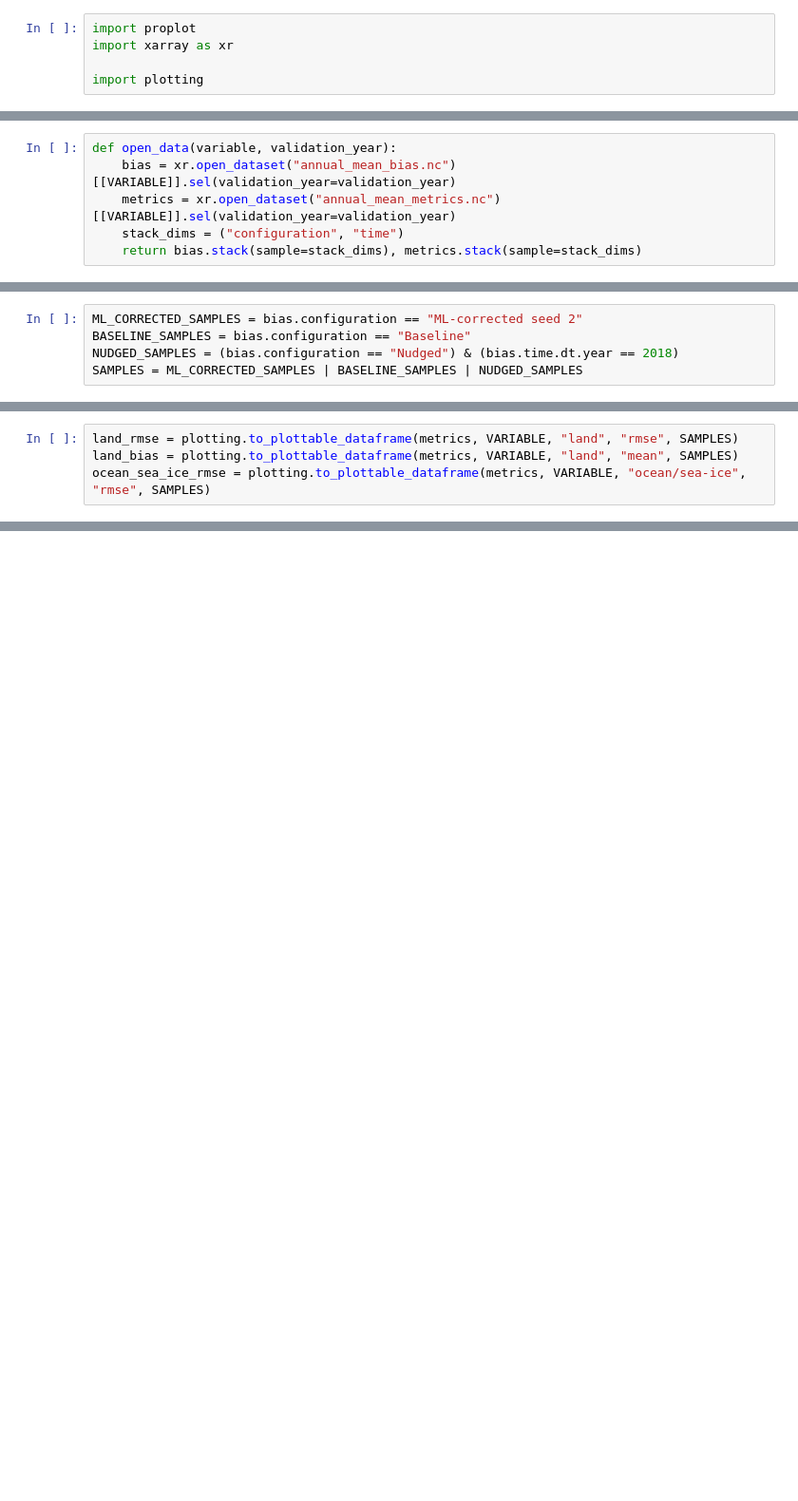
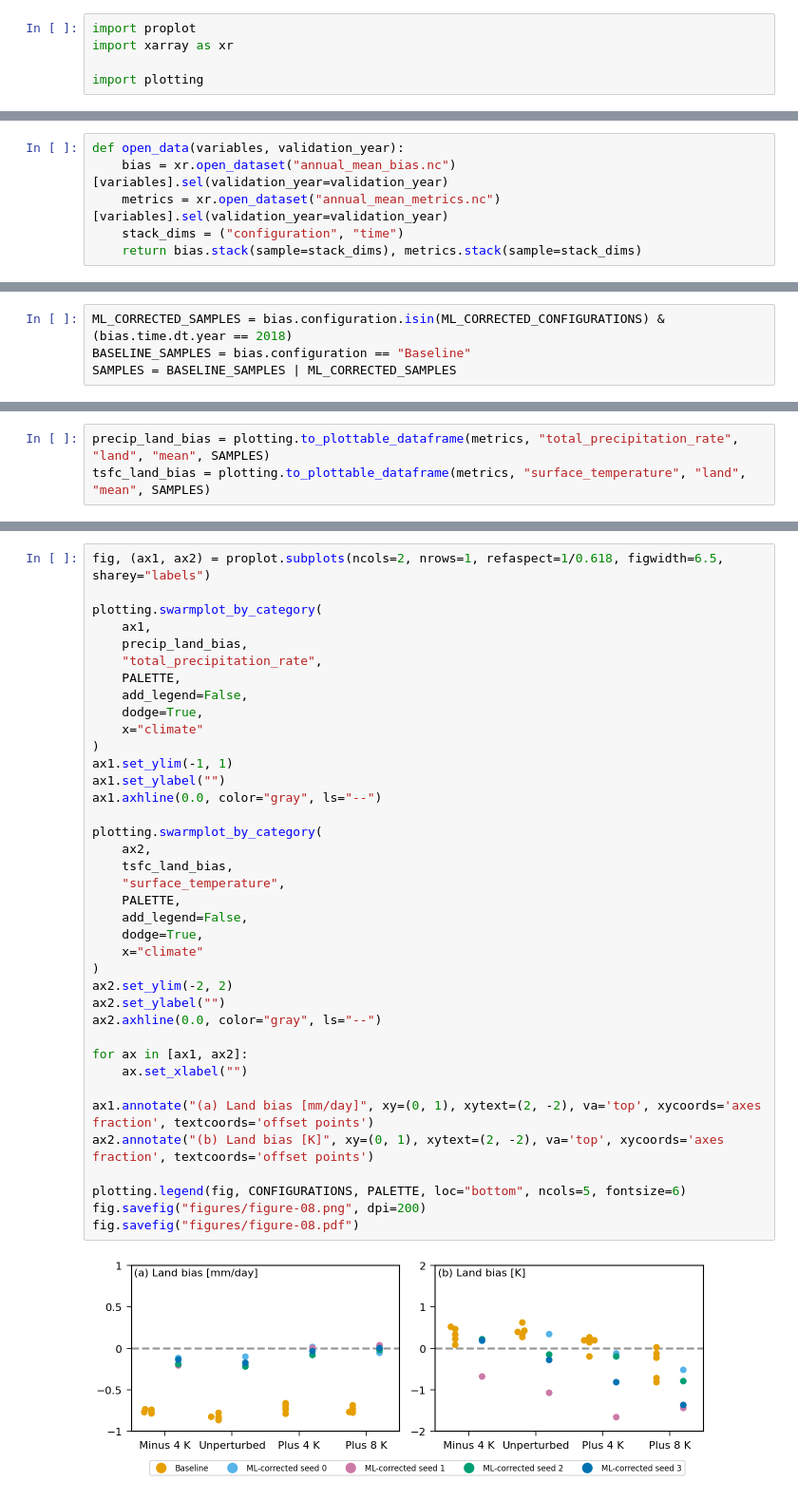
Before and after one commit to ai2cm/nudge-to-fine-25km-manuscript-workflow, a Jupyter notebook: notebooks/figure-08.ipynb, the cells around one changed output, grey strips where cells are left out. Shown at 95% size. Saved outputs shown, nothing was run; the diff lists cells and outputs as text; blank space fills up the shorter version.

```diff
--- a/notebooks/figure-08.ipynb
+++ b/notebooks/figure-08.ipynb
@@ -8,6 +9,6 @@ plotting.configure_style()
 # %%
-def open_data(variable, validation_year):
-    bias = xr.open_dataset("annual_mean_bias.nc")[[VARIABLE]].sel(validation_year=validation_year)
-    metrics = xr.open_dataset("annual_mean_metrics.nc")[[VARIABLE]].sel(validation_year=validation_year)
+def open_data(variables, validation_year):
+    bias = xr.open_dataset("annual_mean_bias.nc")[variables].sel(validation_year=validation_year)
+    metrics = xr.open_dataset("annual_mean_metrics.nc")[variables].sel(validation_year=validation_year)
     stack_dims = ("configuration", "time")
     return bias.stack(sample=stack_dims), metrics.stack(sample=stack_dims)
@@ -24,5 +34,4 @@ bias, metrics = open_data(VARIABLE, VALIDATION_YEAR)
 # %%
-ML_CORRECTED_SAMPLES = bias.configuration == "ML-corrected seed 2"
+ML_CORRECTED_SAMPLES = bias.configuration.isin(ML_CORRECTED_CONFIGURATIONS) & (bias.time.dt.year == 2018)
 BASELINE_SAMPLES = bias.configuration == "Baseline"
-NUDGED_SAMPLES = (bias.configuration == "Nudged") & (bias.time.dt.year == 2018)
-SAMPLES = ML_CORRECTED_SAMPLES | BASELINE_SAMPLES | NUDGED_SAMPLES
+SAMPLES = BASELINE_SAMPLES | ML_CORRECTED_SAMPLES
@@ -33,4 +38,3 @@ nudged_bias = bias.isel(sample=NUDGED_SAMPLES).mean("sample")
 # %%
-land_rmse = plotting.to_plottable_dataframe(metrics, VARIABLE, "land", "rmse", SAMPLES)
-land_bias = plotting.to_plottable_dataframe(metrics, VARIABLE, "land", "mean", SAMPLES)
-ocean_sea_ice_rmse = plotting.to_plottable_dataframe(metrics, VARIABLE, "ocean/sea-ice", "rmse", SAMPLES)
+precip_land_bias = plotting.to_plottable_dataframe(metrics, "total_precipitation_rate", "land", "mean", SAMPLES)
+tsfc_land_bias = plotting.to_plottable_dataframe(metrics, "surface_temperature", "land", "mean", SAMPLES)
@@ -185,0 +41,40 @@ fig.savefig("figures/figure-08.pdf")
+# %%
+fig, (ax1, ax2) = proplot.subplots(ncols=2, nrows=1, refaspect=1/0.618, figwidth=6.5, sharey="labels")
+
+plotting.swarmplot_by_category(
+    ax1,
+    precip_land_bias,
+    "total_precipitation_rate",
+    PALETTE,
+    add_legend=False,
+    dodge=True,
+    x="climate"
+)
+ax1.set_ylim(-1, 1)
+ax1.set_ylabel("")
+ax1.axhline(0.0, color="gray", ls="--")
+
+plotting.swarmplot_by_category(
+    ax2,
+    tsfc_land_bias,
+    "surface_temperature",
+    PALETTE,
+    add_legend=False,
+    dodge=True,
+    x="climate"
+)
+ax2.set_ylim(-2, 2)
+ax2.set_ylabel("")
+ax2.axhline(0.0, color="gray", ls="--")
+
+for ax in [ax1, ax2]:
+    ax.set_xlabel("")
+
+ax1.annotate("(a) Land bias [mm/day]", xy=(0, 1), xytext=(2, -2), va='top', xycoords='axes fraction', textcoords='offset points')
+ax2.annotate("(b) Land bias [K]", xy=(0, 1), xytext=(2, -2), va='top', xycoords='axes fraction', textcoords='offset points')
+
+plotting.legend(fig, CONFIGURATIONS, PALETTE, loc="bottom", ncols=5, fontsize=6)
+fig.savefig("figures/figure-08.png", dpi=200)
+fig.savefig("figures/figure-08.pdf")
+# %% [output]
+[figure, added]
```
Also changed, not shown: parts of 7 cells of this notebook, 26 other files.
